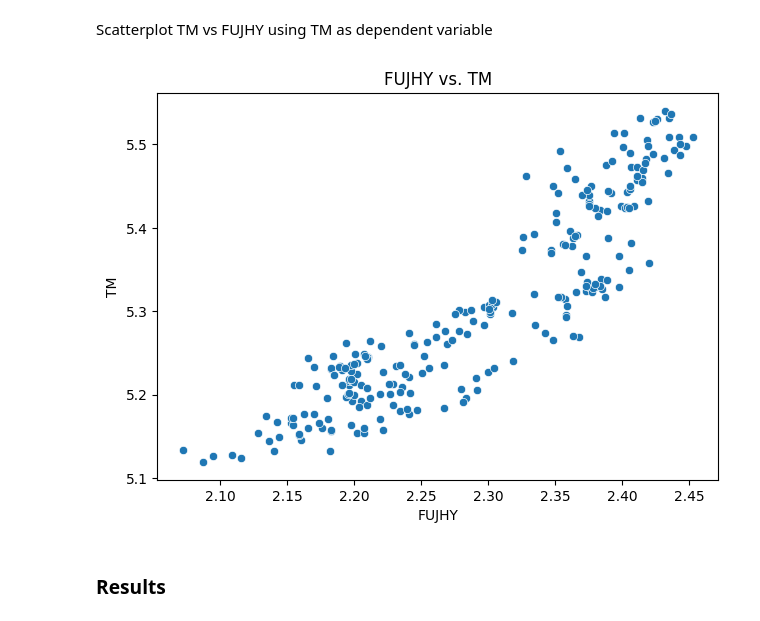
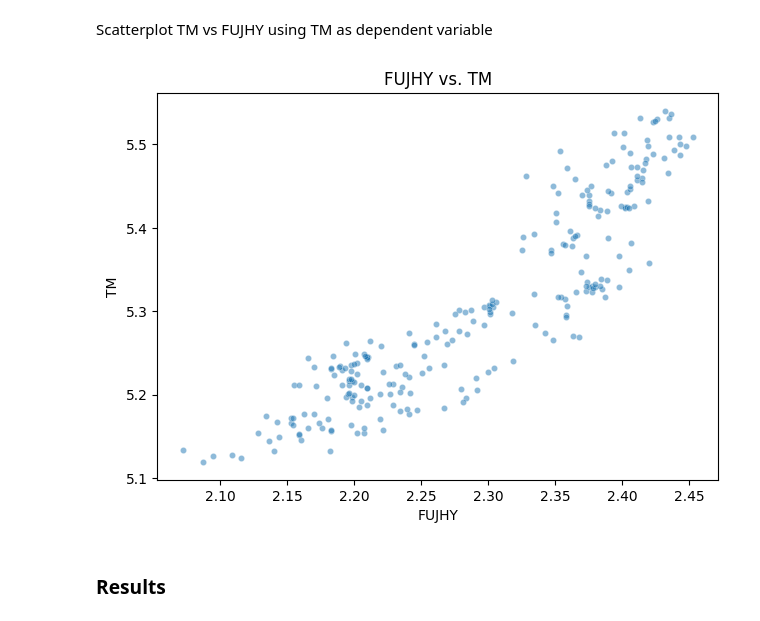
Before and after one commit to victoria-uriostegui/Pairs-Trading-Repo-ED-VU-Fall-24-, a Jupyter notebook: pairs_trading.ipynb, the cells around one changed output. Cells and saved outputs as stored; diff of their text form; code cells hidden in the pictures.

```diff
--- a/pairs_trading.ipynb
+++ b/pairs_trading.ipynb
@@ -228,14 +226,14 @@ plt.show()
 Scatterplot TM vs FUJHY using TM as dependent variable
 # %%
 plt.figure()
-sns.scatterplot(data=tmsub_df, x='FUJHY', y='TM')
+sns.scatterplot(data = tmsub_df, x = 'FUJHY', y = 'TM', alpha = 0.5, s = 20)
 plt.title('FUJHY vs. TM')
 plt.xlabel('FUJHY')
 plt.ylabel('TM')
 plt.tight_layout(pad=1.0)
 plt.show()
 # %% [output]
-[figure, old version]
+[figure, new version]
 # %% [markdown]
 ### Results
 # %%
```
Also changed, not shown: parts of 8 cells of this notebook.
